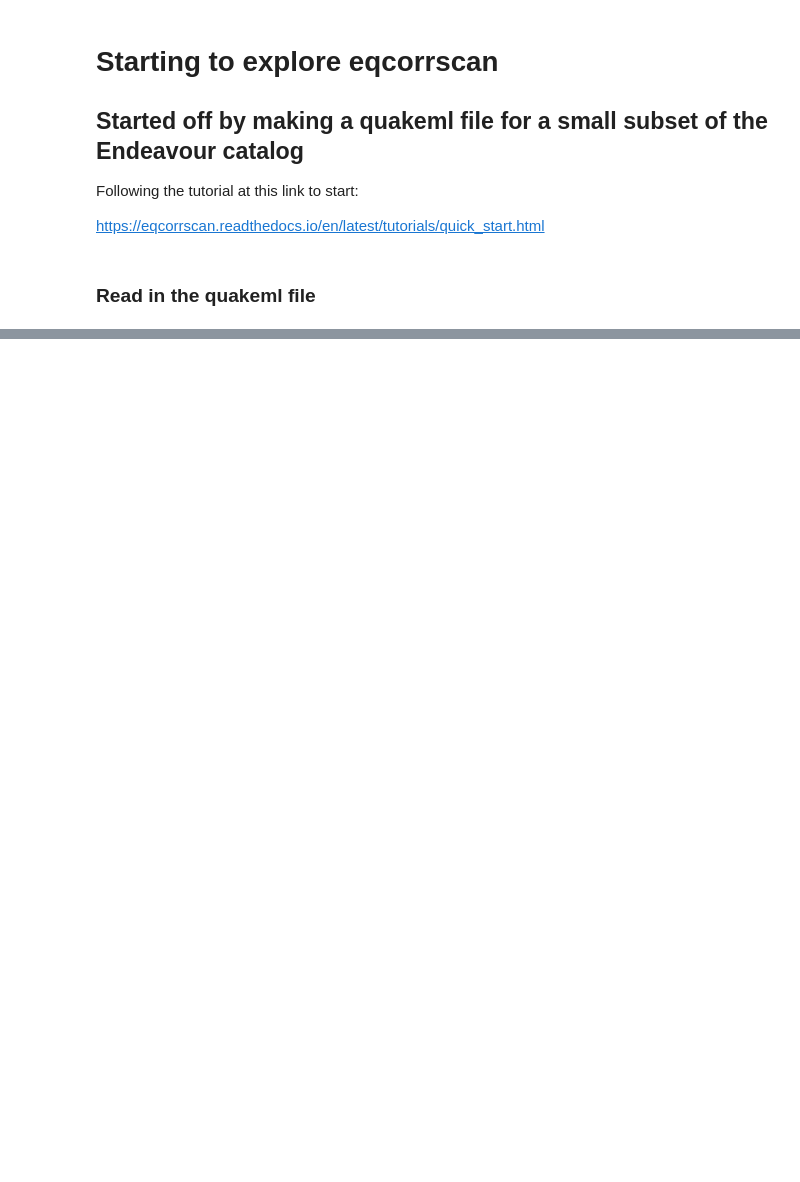
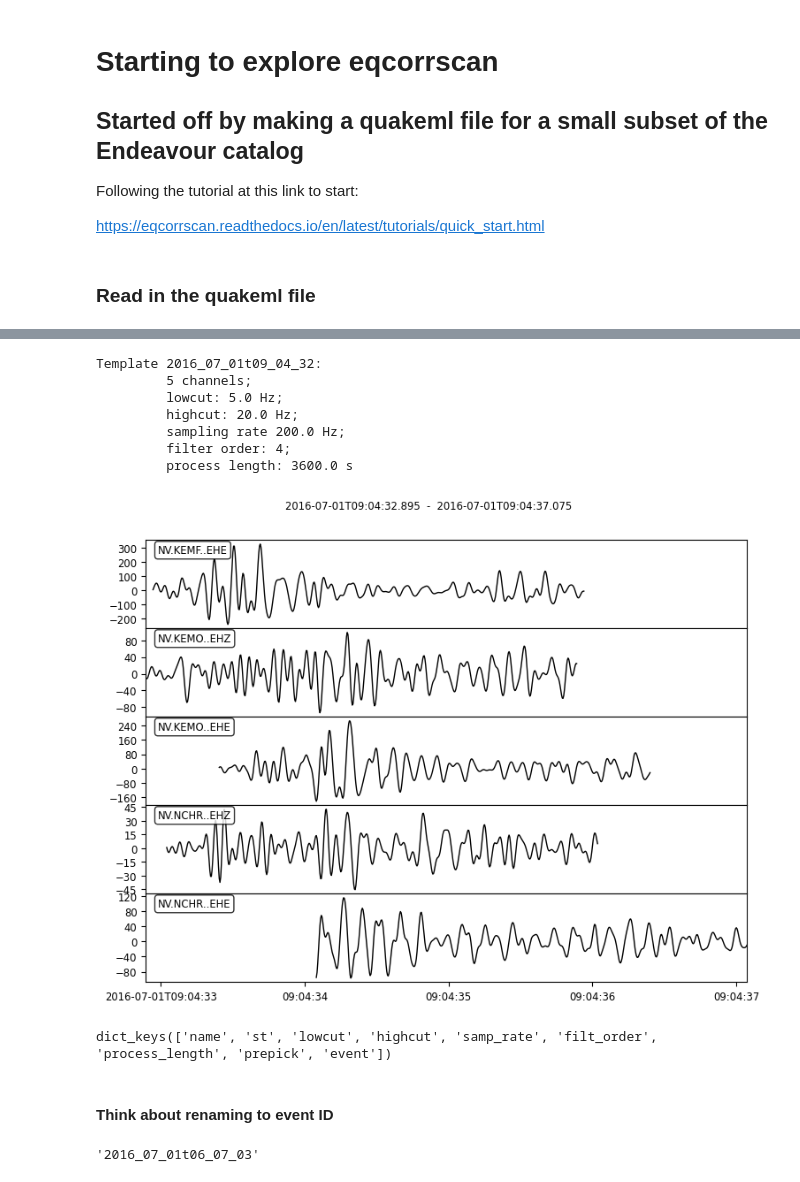
Before and after one commit to zoekrauss/endeavour_clustering, a Jupyter notebook: eqcorrscan_start.ipynb, the cells around one changed output, grey strips where cells are left out. Saved outputs shown, nothing was run; the diff lists cells and outputs as text; code cells hidden in the pictures; blank space fills up the shorter version.

```diff
--- a/eqcorrscan_start.ipynb
+++ b/eqcorrscan_start.ipynb
@@ -74,0 +73,22 @@ Template 2016_07_01t08_27_04:
+# %%
+print(tribe[2])
+fig = tribe[2].st.plot(equal_scale=False, size=(800, 600))
+# %% [output]
+Template 2016_07_01t09_04_32:
+         5 channels;
+         lowcut: 5.0 Hz;
+         highcut: 20.0 Hz;
+         sampling rate 200.0 Hz;
+         filter order: 4;
+         process length: 3600.0 s
+[figure, added]
+# %%
+tribe[0].__dict__.keys()
+# %% [output]
+dict_keys(['name', 'st', 'lowcut', 'highcut', 'samp_rate', 'filt_order', 'process_length', 'prepick', 'event'])
+# %% [markdown]
+#### Think about renaming to event ID
+# %%
+tribe[0].name
+# %% [output]
+'2016_07_01t06_07_03'
```
Also changed, not shown: parts of 7 cells of this notebook, 1 other file.
